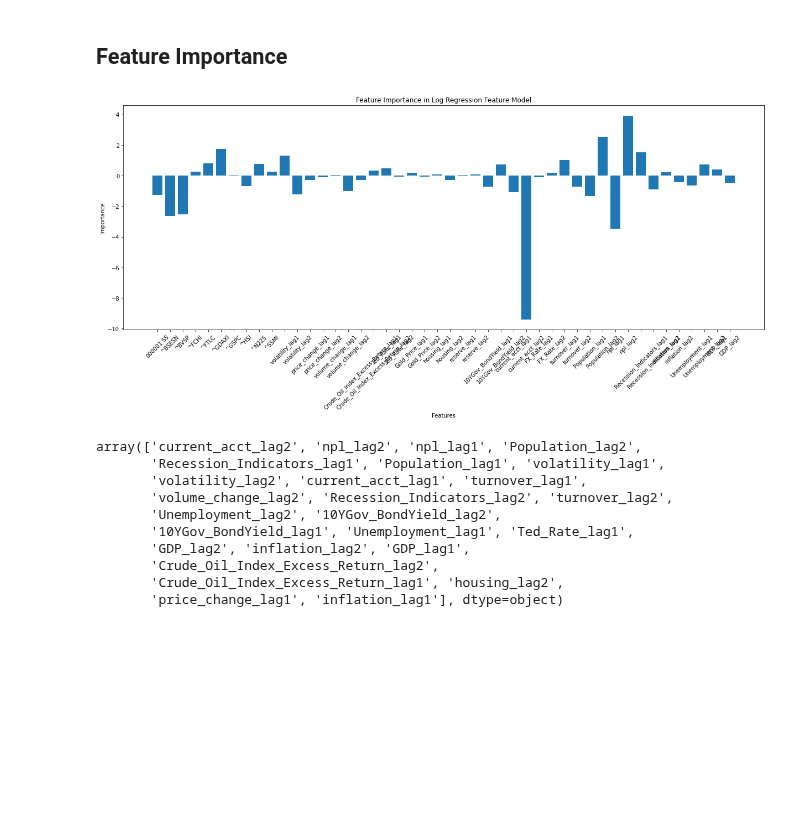
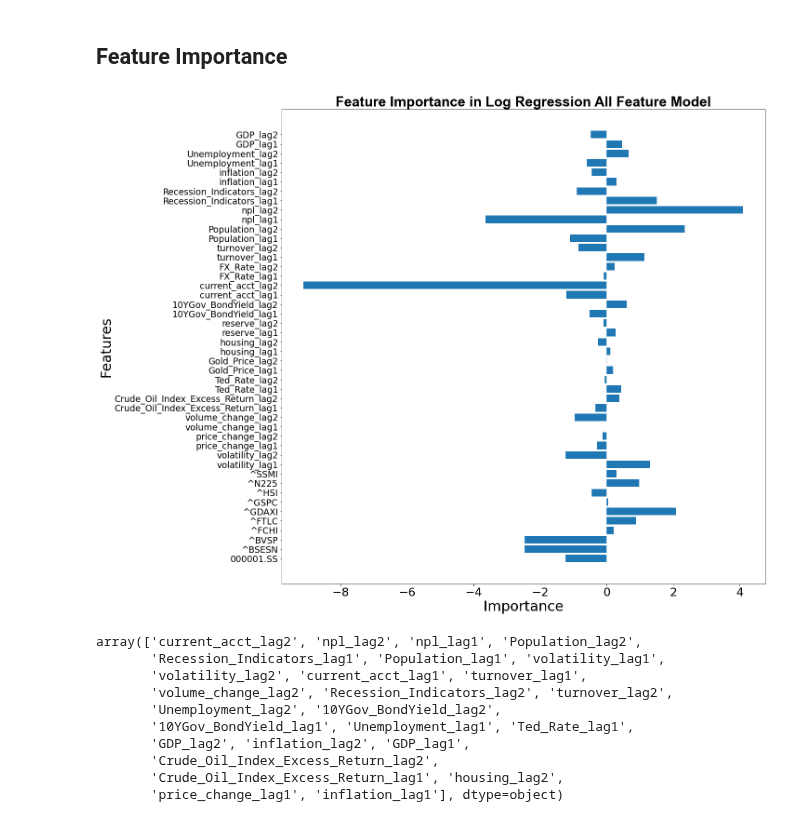
Before and after one commit to nicockt/fyp-2024, a Jupyter notebook: models/Log Regression_all_features.ipynb, the cells around one changed output. Cells and saved outputs as stored; diff of their text form; code cells hidden in the pictures; blank space fills up the shorter version.

Commit message:
update feature image v2

```diff
--- a/models/Log Regression_all_features.ipynb
+++ b/models/Log Regression_all_features.ipynb
@@ -186,10 +186,10 @@ shap.plots.beeswarm(shap_values_list[4])
 # %% [markdown]
 ## Feature Importance
-# %%
-model_name = "Log Regression Feature"
-plot_feature_importances(evaluation_df, model_name)
-# %% [output]
-[figure, removed]
+# %%
+model_name = "Log Regression All Feature"
+plot_feature_importances(evaluation_df, model_name)
+# %% [output]
+[figure, added]
 # %%
 importance_columns = [col for col in evaluation_df.columns if col.endswith("_importance")]
 
```
Also changed, not shown: parts of 2 cells of this notebook, 2 other files.
